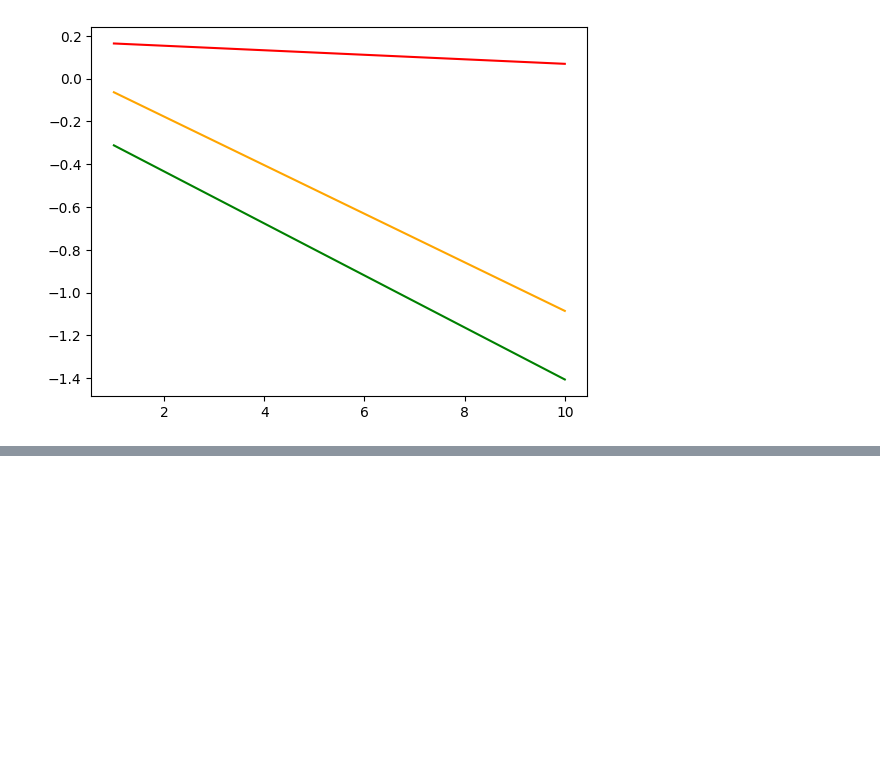
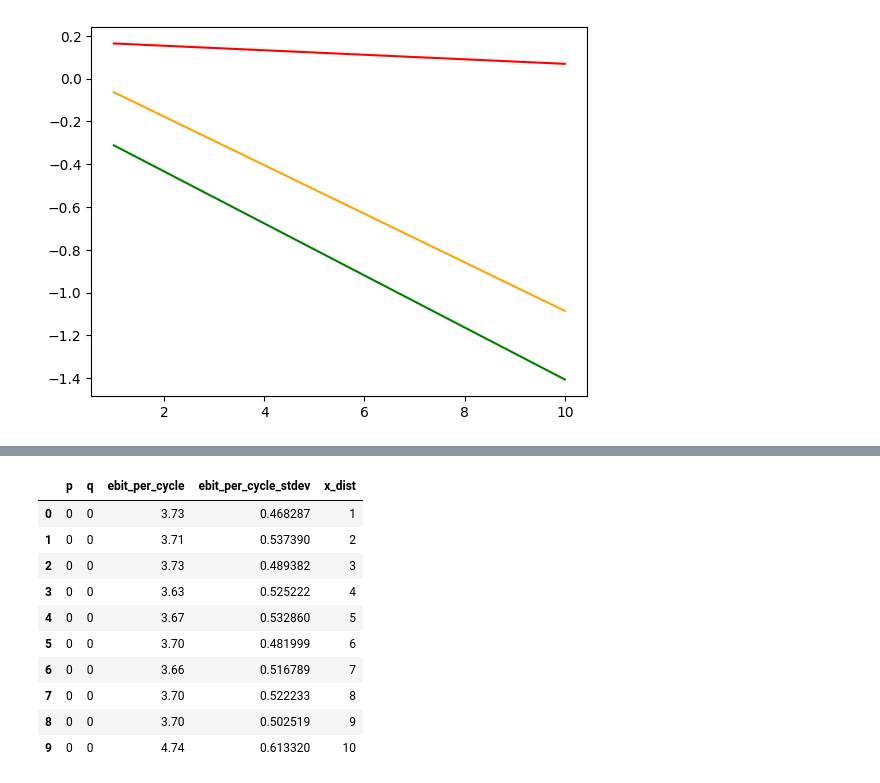
Before and after one commit to huzaifahnadeem/qnet-sim, a Jupyter notebook: src/exp_graph.ipynb, the cells around one changed output, grey strips where cells are left out. Saved outputs shown, nothing was run; the diff lists cells and outputs as text; code cells hidden in the pictures; blank space fills up the shorter version.

```diff
--- a/src/exp_graph.ipynb
+++ b/src/exp_graph.ipynb
@@ -212,3 +212,15 @@ plt.plot(x, m*x + b, color=color)
 # %% [output]
 [<matplotlib.lines.Line2D at 0x...>]
 [figure]
+# %%
+# varying lengths:
+
+data_dir = './experiments-results/varying-lengths-0.5-1'
+
+filenames = os.listdir(data_dir)
+filenames[:] = [x for x in filenames if x[-5:] == '.json'] # only select .json files
+# %%
+results = {}
+for fn in filenames:
+    with open(f'{data_dir}/{fn}', 'r') as jsonfile:
+        results[fn] = json.load(jsonfile)
@@ -214,0 +310,14 @@ plt.plot(x, m*x + b, color=color)
+# %%
+plotdf
+# %% [output]
+|  | p | q | ebit_per_cycle | ebit_per_cycle_stdev | x_dist |
+| 0 | 0 | 0 | 3.73 | 0.468287 | 1 |
+| 1 | 0 | 0 | 3.71 | 0.537390 | 2 |
+| 2 | 0 | 0 | 3.73 | 0.489382 | 3 |
+| 3 | 0 | 0 | 3.63 | 0.525222 | 4 |
+| 4 | 0 | 0 | 3.67 | 0.532860 | 5 |
+| 5 | 0 | 0 | 3.70 | 0.481999 | 6 |
+| 6 | 0 | 0 | 3.66 | 0.516789 | 7 |
+| 7 | 0 | 0 | 3.70 | 0.522233 | 8 |
+| 8 | 0 | 0 | 3.70 | 0.502519 | 9 |
+| 9 | 0 | 0 | 4.74 | 0.613320 | 10 |
```
Also changed, not shown: parts of 8 cells of this notebook, 3 other files.
